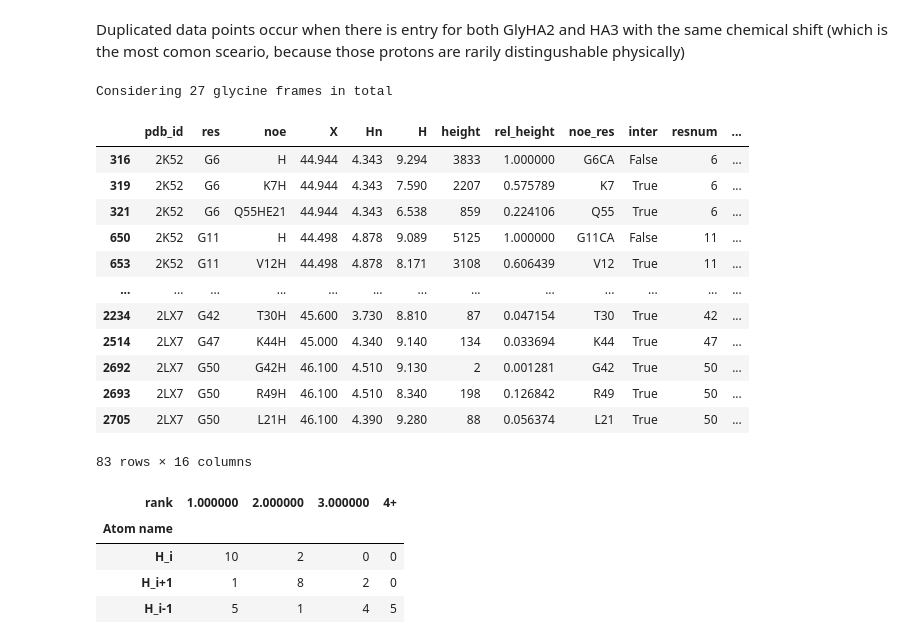
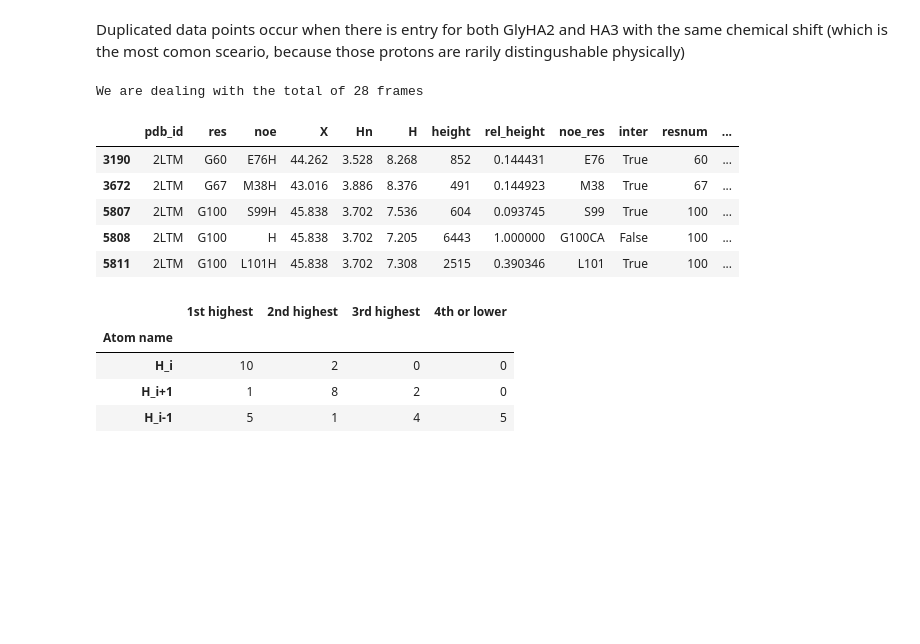
Before and after one commit to AI-ffinity/3d-noesy, a Jupyter notebook: Glycines.ipynb, the cells around one changed output. Cells and saved outputs as stored; diff of their text form; code cells hidden in the pictures; blank space fills up the shorter version.

```diff
--- a/Glycines.ipynb
+++ b/Glycines.ipynb
@@ -162,25 +131,19 @@ df_gly.duplicated().sum()
 Duplicated data points occur when there is entry for both GlyHA2 and HA3 with the same chemical shift (which is the most comon sceario, because those protons are rarily distingushable physically)
 # %%
 df_gly.drop_duplicates(inplace=True)
+# %%
+print(f'We are dealing with the total of {(df_gly.pdb_id + df_gly.res).unique().shape[0]} frames')
+# %% [output]
+We are dealing with the total of 28 frames
 # %%
-print(f'Considering {df_gly.res.unique().shape[0]} glycine frames in total')
-
-df_gly
+df_gly[df_gly.pdb_id == np.random.choice(pdb_ids)]
 # %% [output]
-Considering 27 glycine frames in total
 |  | pdb_id | res | noe | X | Hn | H | height | rel_height | noe_res | inter | resnum | ... |
-| 316 | 2K52 | G6 | H | 44.944 | 4.343 | 9.294 | 3833 | 1.000000 | G6CA | False | 6 | ... |
-| 319 | 2K52 | G6 | K7H | 44.944 | 4.343 | 7.590 | 2207 | 0.575789 | K7 | True | 6 | ... |
-| 321 | 2K52 | G6 | Q55HE21 | 44.944 | 4.343 | 6.538 | 859 | 0.224106 | Q55 | True | 6 | ... |
-| 650 | 2K52 | G11 | H | 44.498 | 4.878 | 9.089 | 5125 | 1.000000 | G11CA | False | 11 | ... |
-| 653 | 2K52 | G11 | V12H | 44.498 | 4.878 | 8.171 | 3108 | 0.606439 | V12 | True | 11 | ... |
-| ... | ... | ... | ... | ... | ... | ... | ... | ... | ... | ... | ... | ... |
-| 2234 | 2LX7 | G42 | T30H | 45.600 | 3.730 | 8.810 | 87 | 0.047154 | T30 | True | 42 | ... |
-| 2514 | 2LX7 | G47 | K44H | 45.000 | 4.340 | 9.140 | 134 | 0.033694 | K44 | True | 47 | ... |
-| 2692 | 2LX7 | G50 | G42H | 46.100 | 4.510 | 9.130 | 2 | 0.001281 | G42 | True | 50 | ... |
-| 2693 | 2LX7 | G50 | R49H | 46.100 | 4.510 | 8.340 | 198 | 0.126842 | R49 | True | 50 | ... |
-| 2705 | 2LX7 | G50 | L21H | 46.100 | 4.390 | 9.280 | 88 | 0.056374 | L21 | True | 50 | ... |
+| 3190 | 2LTM | G60 | E76H | 44.262 | 3.528 | 8.268 | 852 | 0.144431 | E76 | True | 60 | ... |
+| 3672 | 2LTM | G67 | M38H | 43.016 | 3.886 | 8.376 | 491 | 0.144923 | M38 | True | 67 | ... |
+| 5807 | 2LTM | G100 | S99H | 45.838 | 3.702 | 7.536 | 604 | 0.093745 | S99 | True | 100 | ... |
+| 5808 | 2LTM | G100 | H | 45.838 | 3.702 | 7.205 | 6443 | 1.000000 | G100CA | False | 100 | ... |
+| 5811 | 2LTM | G100 | L101H | 45.838 | 3.702 | 7.308 | 2515 | 0.390346 | L101 | True | 100 | ... |
-83 rows × 16 columns
 # %%
 query_atoms=["H_i", "H_i-1", "H_i+1"]
 
@@ -189,11 +152,11 @@ rank_counts = _.groupby(['atom_type_pos', 'rank']).size().unstack(fill_value=0)
 rank_counts.insert(3, "4+", rank_counts.iloc[:, 3:].sum(axis=1))
 rank_counts = rank_counts.iloc[:, :4]
 rank_counts.index.name = "Atom name"
-#rank_counts.columns = ["1st highest", "2nd highest", "3rd highest", "4th or lower"]
+rank_counts.columns = ["1st highest", "2nd highest", "3rd highest", "4th or lower"]
 
 rank_counts.style.background_gradient(cmap='Greens')
 # %% [output]
-| rank | 1.000000 | 2.000000 | 3.000000 | 4+ |
+|  | 1st highest | 2nd highest | 3rd highest | 4th or lower |
 | Atom name |  |  |  |  |
 | H_i | 10 | 2 | 0 | 0 |
 | H_i+1 | 1 | 8 | 2 | 0 |
```
Also changed, not shown: parts of 9 cells of this notebook.
